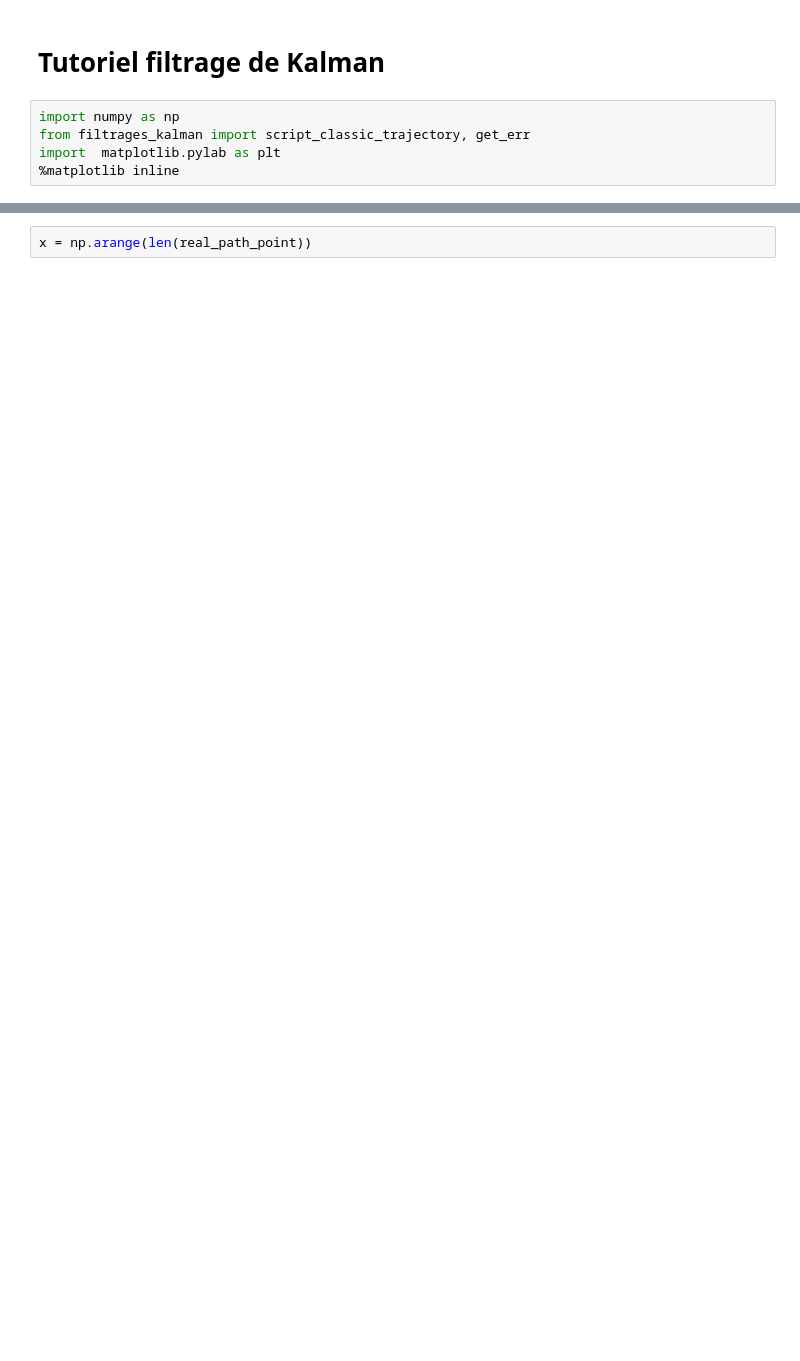
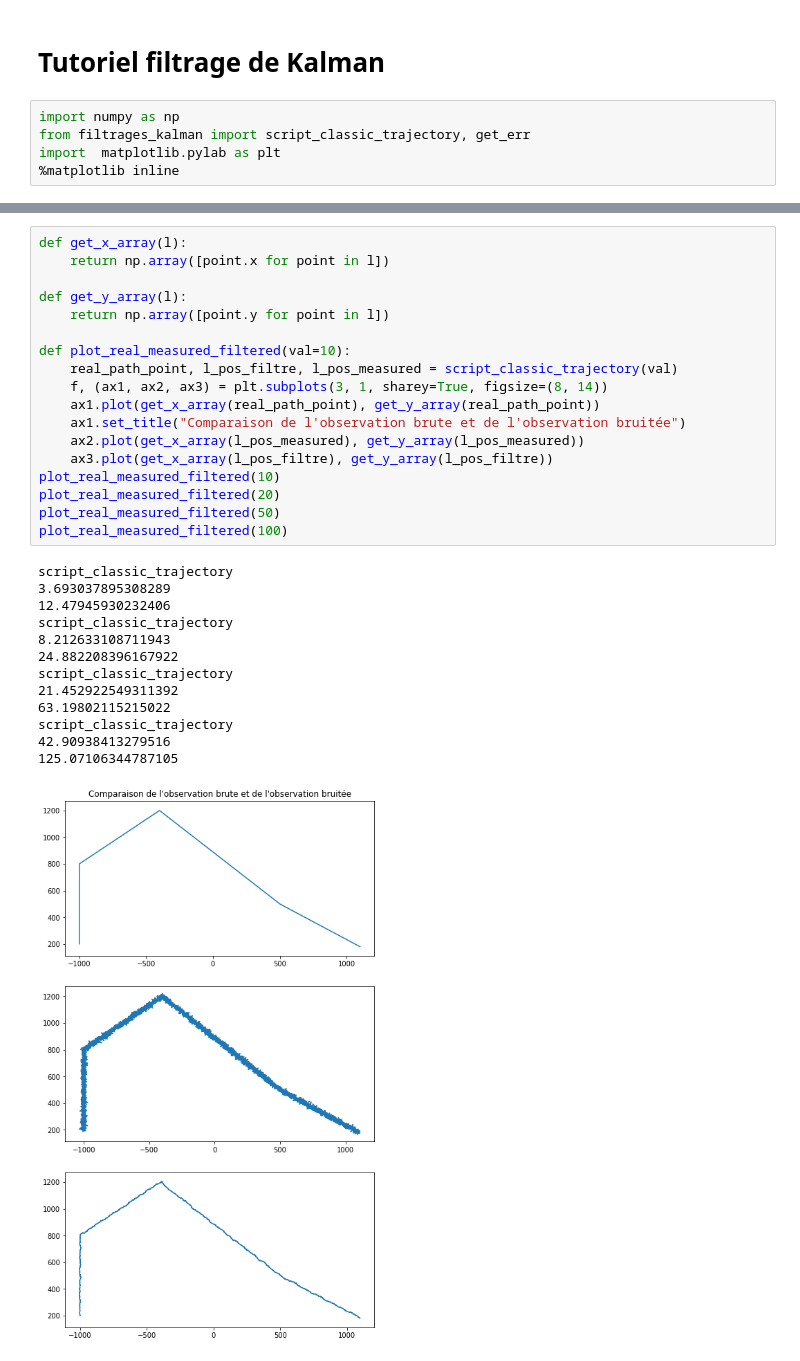
Before and after one commit to clemsciences/filtrage_kalman, a Jupyter notebook: tutoriel.ipynb, the cells around one changed output, grey strips where cells are left out. Drawn from its saved outputs; the diff is of its cells as text; blank space fills up the shorter version.

Commit message:
Tuto avec quelques observations en faisant varier la variance du bruit.

```diff
--- a/tutoriel.ipynb
+++ b/tutoriel.ipynb
@@ -14,2 +14,32 @@ script_classic_trajectory
-# %%
-x = np.arange(len(real_path_point))
+# %%
+def get_x_array(l):
+    return np.array([point.x for point in l])
+
+def get_y_array(l):
+    return np.array([point.y for point in l])
+
+def plot_real_measured_filtered(val=10):
+    real_path_point, l_pos_filtre, l_pos_measured = script_classic_trajectory(val)
+    f, (ax1, ax2, ax3) = plt.subplots(3, 1, sharey=True, figsize=(8, 14))
+    ax1.plot(get_x_array(real_path_point), get_y_array(real_path_point))
+    ax1.set_title("Comparaison de l'observation brute et de l'observation bruitée")
+    ax2.plot(get_x_array(l_pos_measured), get_y_array(l_pos_measured))
+    ax3.plot(get_x_array(l_pos_filtre), get_y_array(l_pos_filtre))
+plot_real_measured_filtered(10)
+plot_real_measured_filtered(20)
+plot_real_measured_filtered(50)
+plot_real_measured_filtered(100)
+# %% [output]
+script_classic_trajectory
+3.693037895308289
+12.47945930232406
+script_classic_trajectory
+8.212633108711943
+24.882208396167922
+script_classic_trajectory
+21.452922549311392
+63.19802115215022
+script_classic_trajectory
+42.90938413279516
+125.07106344787105
+[figure, added]
```
Also changed, not shown: parts of 8 cells of this notebook, 2 other files.
